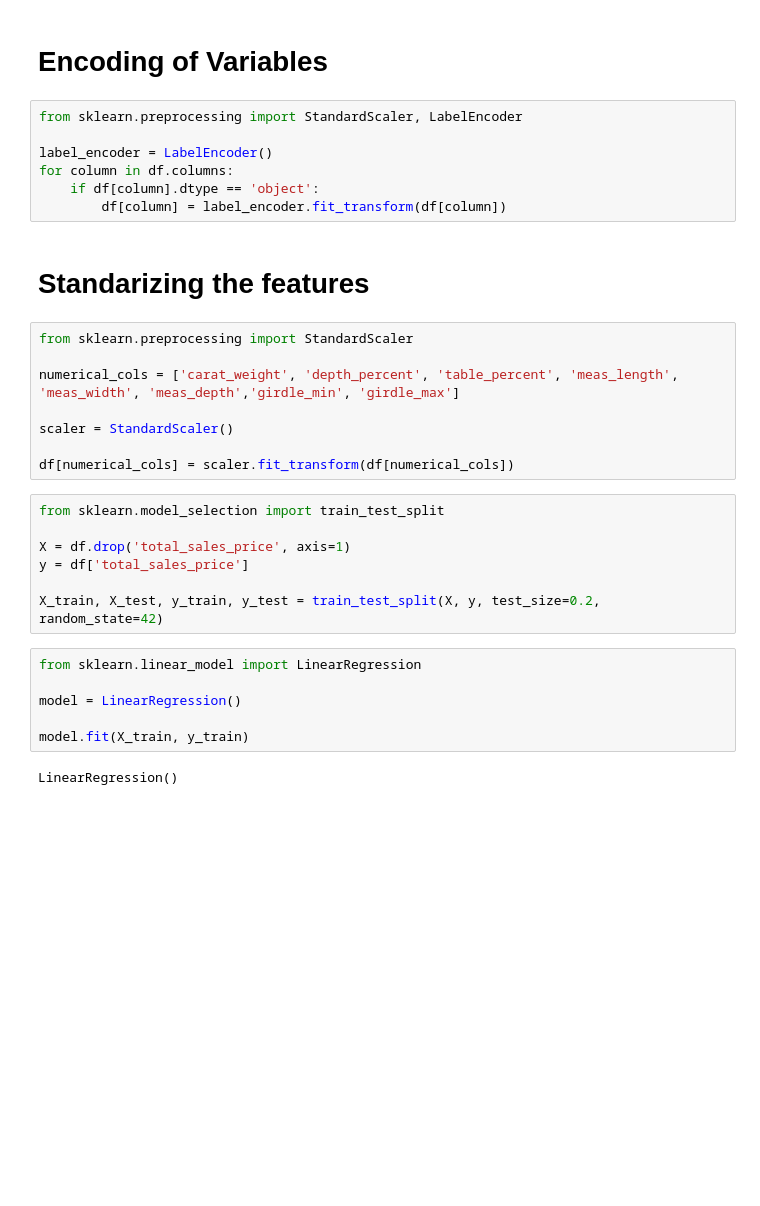
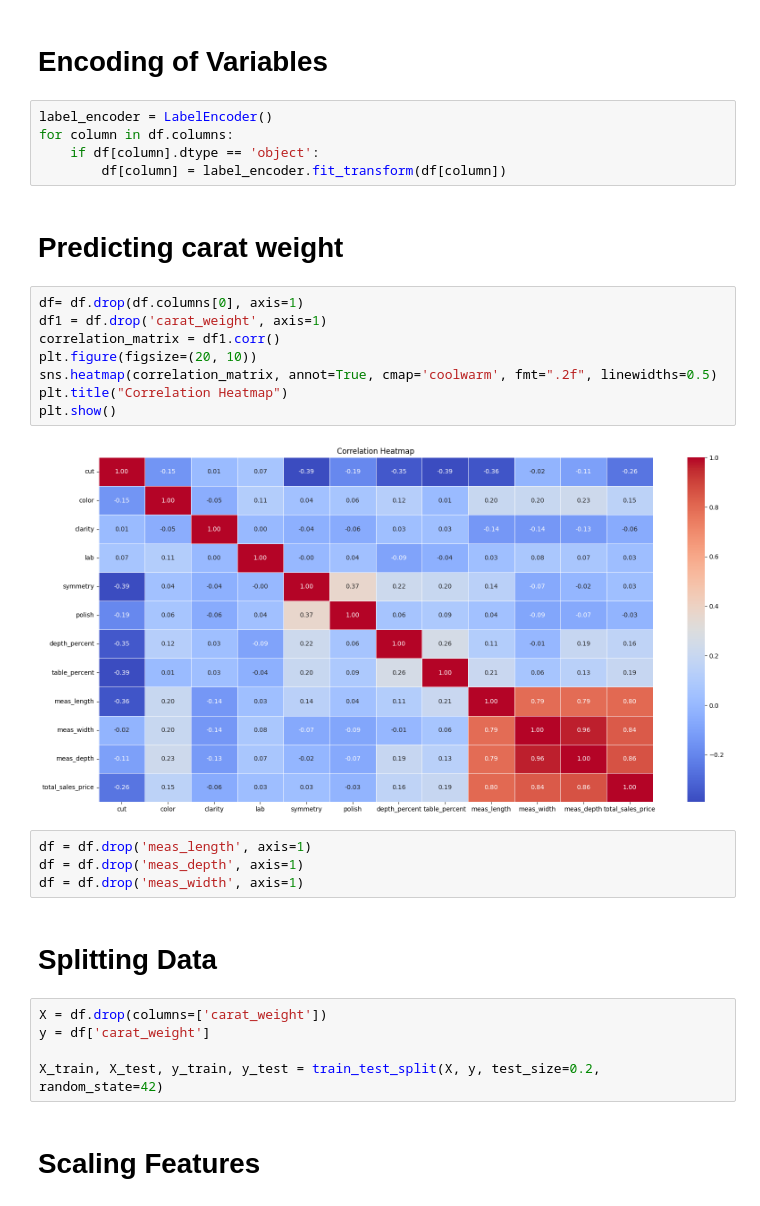
Before and after one commit to 202218031/DM_Project_1, a Jupyter notebook: DM_CP1_202218031_T4.ipynb, the cells around one changed output. Drawn from its saved outputs; the diff is of its cells as text; blank space fills up the shorter version.

```diff
--- a/DM_CP1_202218031_T4.ipynb
+++ b/DM_CP1_202218031_T4.ipynb
@@ -237,34 +301,32 @@ dtype: object
 # %% [markdown]
 # **Encoding of Variables**
 # %%
-from sklearn.preprocessing import StandardScaler, LabelEncoder
-
 label_encoder = LabelEncoder()
 for column in df.columns:
     if df[column].dtype == 'object':
         df[column] = label_encoder.fit_transform(df[column])
-# %% [markdown]
-# **Standarizing the features**
-# %%
-from sklearn.preprocessing import StandardScaler
-
-numerical_cols = ['carat_weight', 'depth_percent', 'table_percent', 'meas_length', 'meas_width', 'meas_depth','girdle_min', 'girdle_max']
-
-scaler = StandardScaler()
-
-df[numerical_cols] = scaler.fit_transform(df[numerical_cols])
+# %% [markdown]
+# **Predicting carat weight**
+# %%
+df= df.drop(df.columns[0], axis=1)
+df1 = df.drop('carat_weight', axis=1)
+correlation_matrix = df1.corr()
+plt.figure(figsize=(20, 10))
+sns.heatmap(correlation_matrix, annot=True, cmap='coolwarm', fmt=".2f", linewidths=0.5)
+plt.title("Correlation Heatmap")
+plt.show()
+# %% [output]
+[figure, added]
+# %%
+df = df.drop('meas_length', axis=1)
+df = df.drop('meas_depth', axis=1)
+df = df.drop('meas_width', axis=1)
+# %% [markdown]
+# **Splitting Data**
 # %%
-from sklearn.model_selection import train_test_split
-
-X = df.drop('total_sales_price', axis=1)
-y = df['total_sales_price']
+X = df.drop(columns=['carat_weight'])
+y = df['carat_weight']
 
 X_train, X_test, y_train, y_test = train_test_split(X, y, test_size=0.2, random_state=42)
-# %%
-from sklearn.linear_model import LinearRegression
-
-model = LinearRegression()
-
-model.fit(X_train, y_train)
-# %% [output]
-LinearRegression()
+# %% [markdown]
+# **Scaling Features**
```
Also changed, not shown: parts of 23 cells of this notebook.
